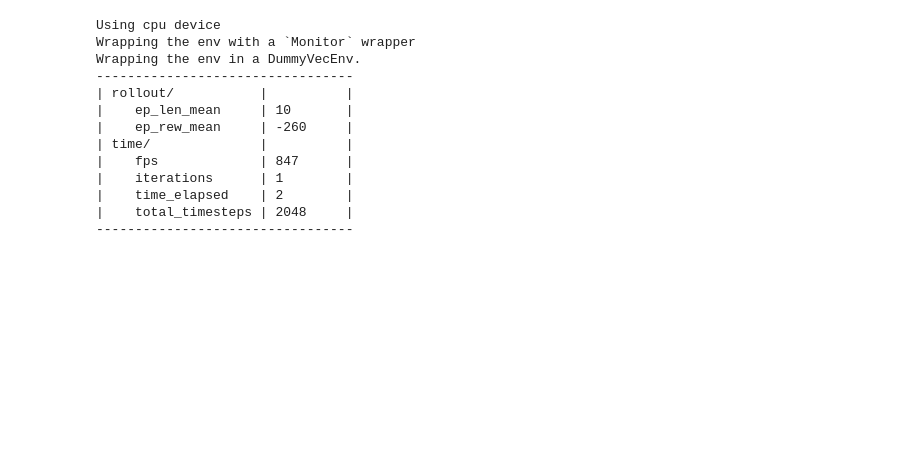
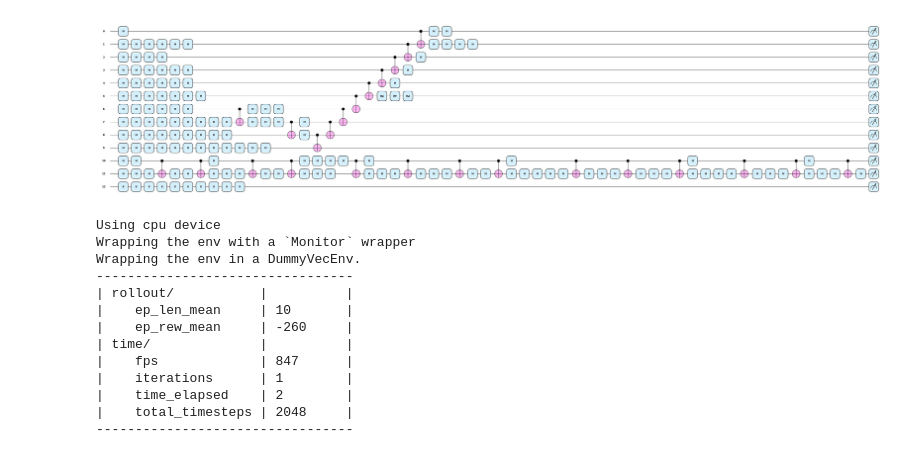
Before and after one commit to 24shiny/Exact-template-matching-using-attributed-DAGs, a Jupyter notebook: pipeline_opt_rl.ipynb, the cells around one changed output. Saved outputs shown, nothing was run; the diff lists cells and outputs as text; code cells hidden in the pictures; blank space fills up the shorter version.

```diff
--- a/pipeline_opt_rl.ipynb
+++ b/pipeline_opt_rl.ipynb
@@ -16,6 +14,32 @@ import pennylane as qml
 from stable_baselines3 import PPO
 # %%
 [ds] = qml.data.load("ketgpt")
+# %%
+seed = 0
+@qml.qnode(qml.device('default.qubit'))
+def circuit():
+    for op in ds.circuits[seed]:
+        name = op.name
+        params = op.parameters
+        wires = op.wires
+        if name == 'QubitUnitary':
+            continue
+        elif name == 'CZ':
+            qml.Hadamard(wires[1])
+            qml.CNOT(wires)
+            qml.Hadamard(wires[1])
+        elif name == 'U1':
+            qml.RZ(params[0], wires=wires)
+        elif name == 'U2':
+            qml.RZ(params[0], wires=wires)
+            qml.RY(np.pi/2, wires=wires)
+            qml.RZ(params[1], wires=wires)
+        else:
+            qml.apply(op)
+    return qml.state()
+show_circuit(circuit)
+# %% [output]
+[figure, added]
 # %%
 dataset = []
 for s in range(1):
```
Also changed, not shown: parts of 1 cell of this notebook.
